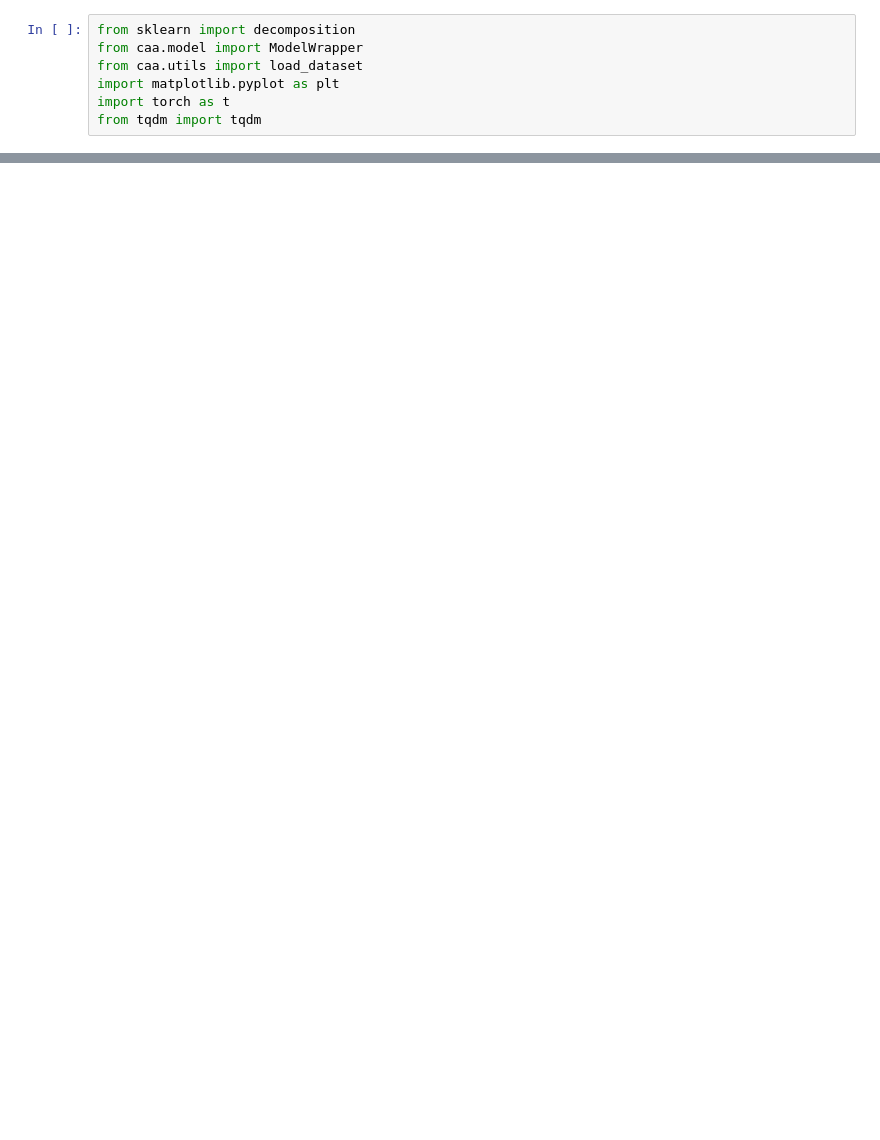
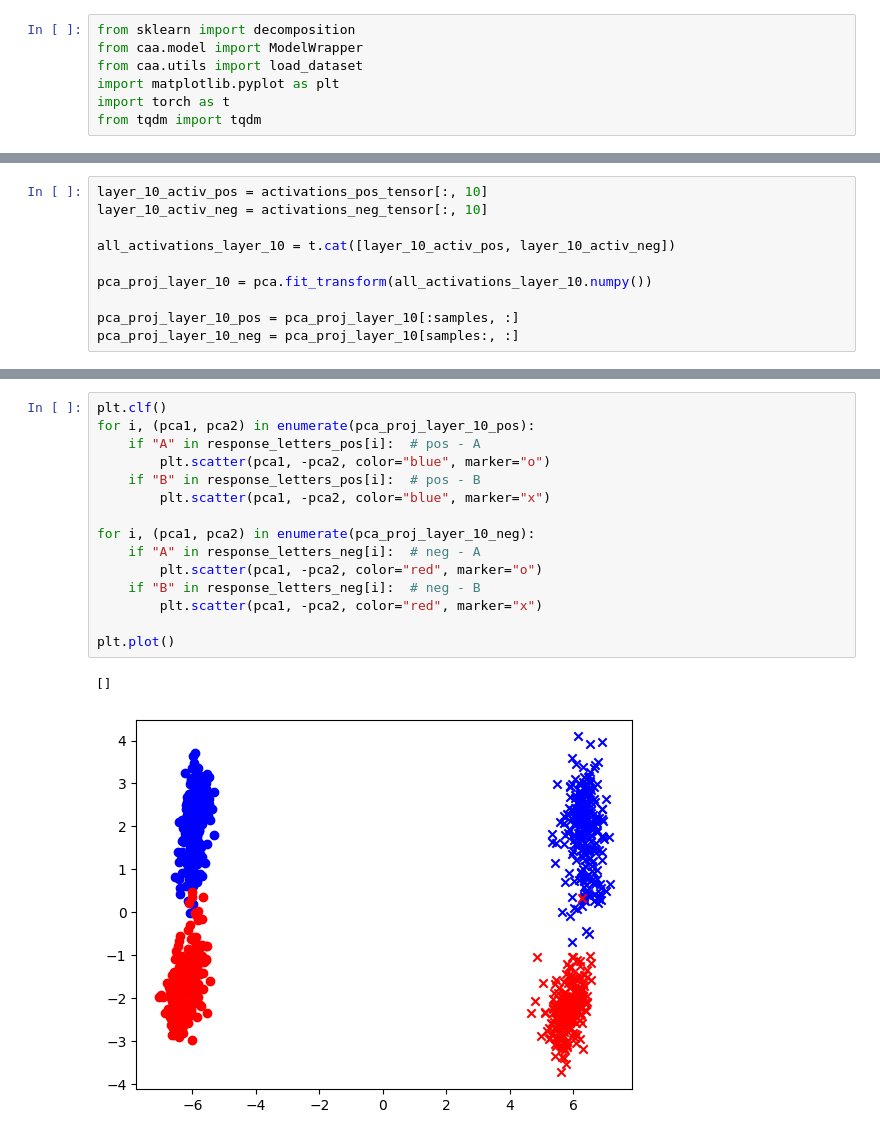
Before and after one commit to mattosborn/caa-replication, a Jupyter notebook: PCA.ipynb, the cells around one changed output, grey strips where cells are left out. Saved outputs shown, nothing was run; the diff lists cells and outputs as text; blank space fills up the shorter version.

```diff
--- a/PCA.ipynb
+++ b/PCA.ipynb
@@ -65,0 +65,10 @@ plt.plot()
+# %%
+layer_10_activ_pos = activations_pos_tensor[:, 10]
+layer_10_activ_neg = activations_neg_tensor[:, 10]
+
+all_activations_layer_10 = t.cat([layer_10_activ_pos, layer_10_activ_neg])
+
+pca_proj_layer_10 = pca.fit_transform(all_activations_layer_10.numpy())
+
+pca_proj_layer_10_pos = pca_proj_layer_10[:samples, :]
+pca_proj_layer_10_neg = pca_proj_layer_10[samples:, :]
@@ -65,0 +93,18 @@ plt.plot()
+# %%
+plt.clf()
+for i, (pca1, pca2) in enumerate(pca_proj_layer_10_pos):
+    if "A" in response_letters_pos[i]:  # pos - A
+        plt.scatter(pca1, -pca2, color="blue", marker="o")
+    if "B" in response_letters_pos[i]:  # pos - B
+        plt.scatter(pca1, -pca2, color="blue", marker="x")
+
+for i, (pca1, pca2) in enumerate(pca_proj_layer_10_neg):
+    if "A" in response_letters_neg[i]:  # neg - A
+        plt.scatter(pca1, -pca2, color="red", marker="o")
+    if "B" in response_letters_neg[i]:  # neg - B
+        plt.scatter(pca1, -pca2, color="red", marker="x")
+
+plt.plot()
+# %% [output]
+[]
+[figure, added]
```
Also changed, not shown: parts of 10 cells of this notebook.
